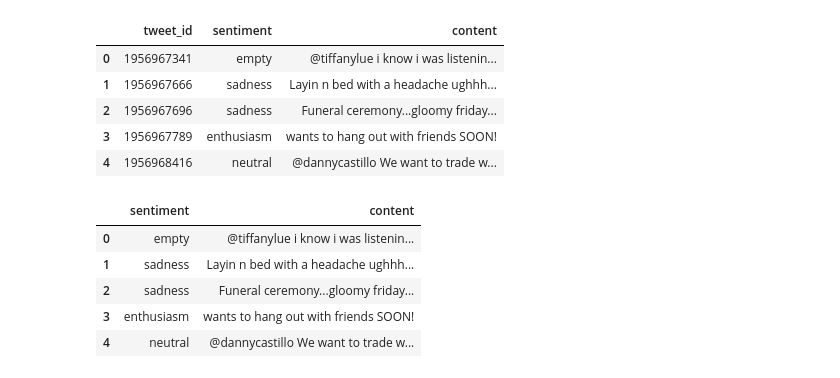
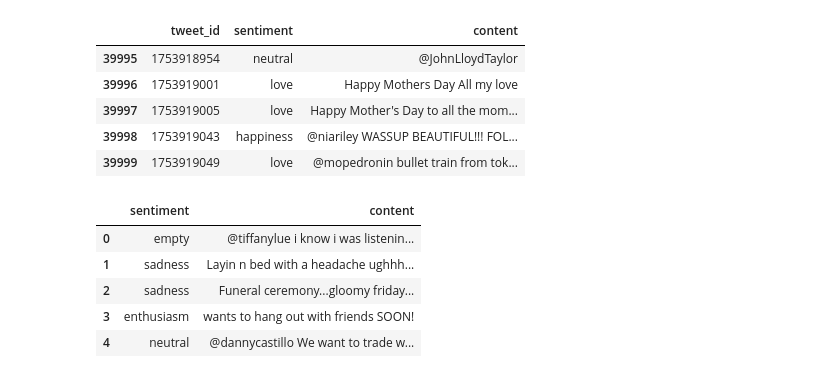
Before and after one commit to sgajiani/emotion-detection-dvc-pipeline, a Jupyter notebook: notebooks/baseline.ipynb, the cells around one changed output. Drawn from its saved outputs; the diff is of its cells as text; code cells hidden in the pictures.

```diff
--- a/notebooks/baseline.ipynb
+++ b/notebooks/baseline.ipynb
@@ -18,14 +25,14 @@ import xgboost as xgb
 # %%
 # read the external data
 df_tweet = pd.read_csv("../data/external/tweet_emotions.csv")
-df_tweet.head()
+df_tweet.tail()
 # %% [output]
 |  | tweet_id | sentiment | content |
-| 0 | 1956967341 | empty | @tiffanylue i know i was listenin... |
-| 1 | 1956967666 | sadness | Layin n bed with a headache ughhh... |
-| 2 | 1956967696 | sadness | Funeral ceremony...gloomy friday... |
-| 3 | 1956967789 | enthusiasm | wants to hang out with friends SOON! |
-| 4 | 1956968416 | neutral | @dannycastillo We want to trade w... |
+| 39995 | 1753918954 | neutral | @JohnLloydTaylor |
+| 39996 | 1753919001 | love | Happy Mothers Day All my love |
+| 39997 | 1753919005 | love | Happy Mother's Day to all the mom... |
+| 39998 | 1753919043 | happiness | @niariley WASSUP BEAUTIFUL!!! FOL... |
+| 39999 | 1753919049 | love | @mopedronin bullet train from tok... |
 # %%
 df_tweet.drop('tweet_id', axis=1, inplace=True)
 df_tweet.head()
```
Also changed, not shown: parts of 1 cell of this notebook, 1 other file.
